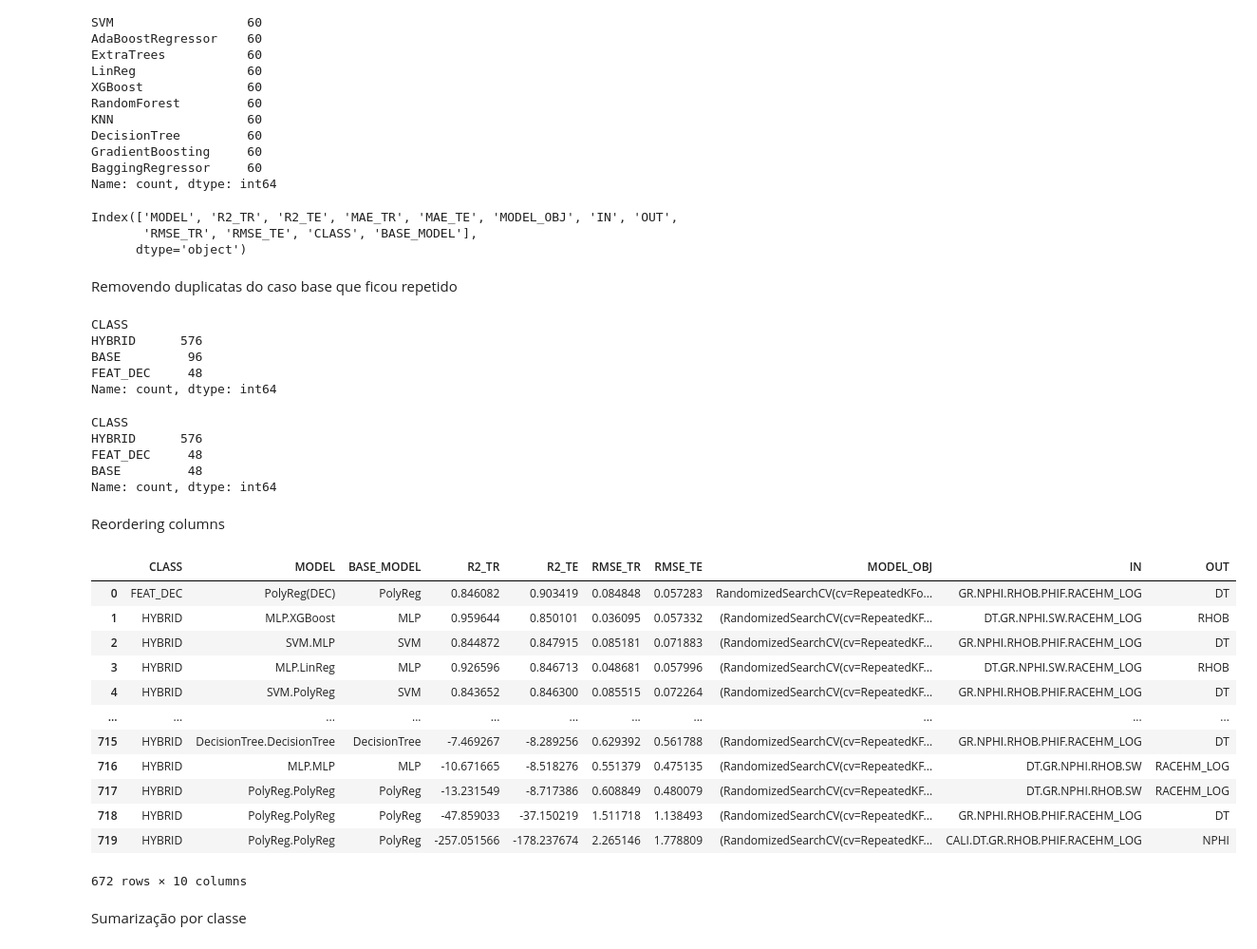
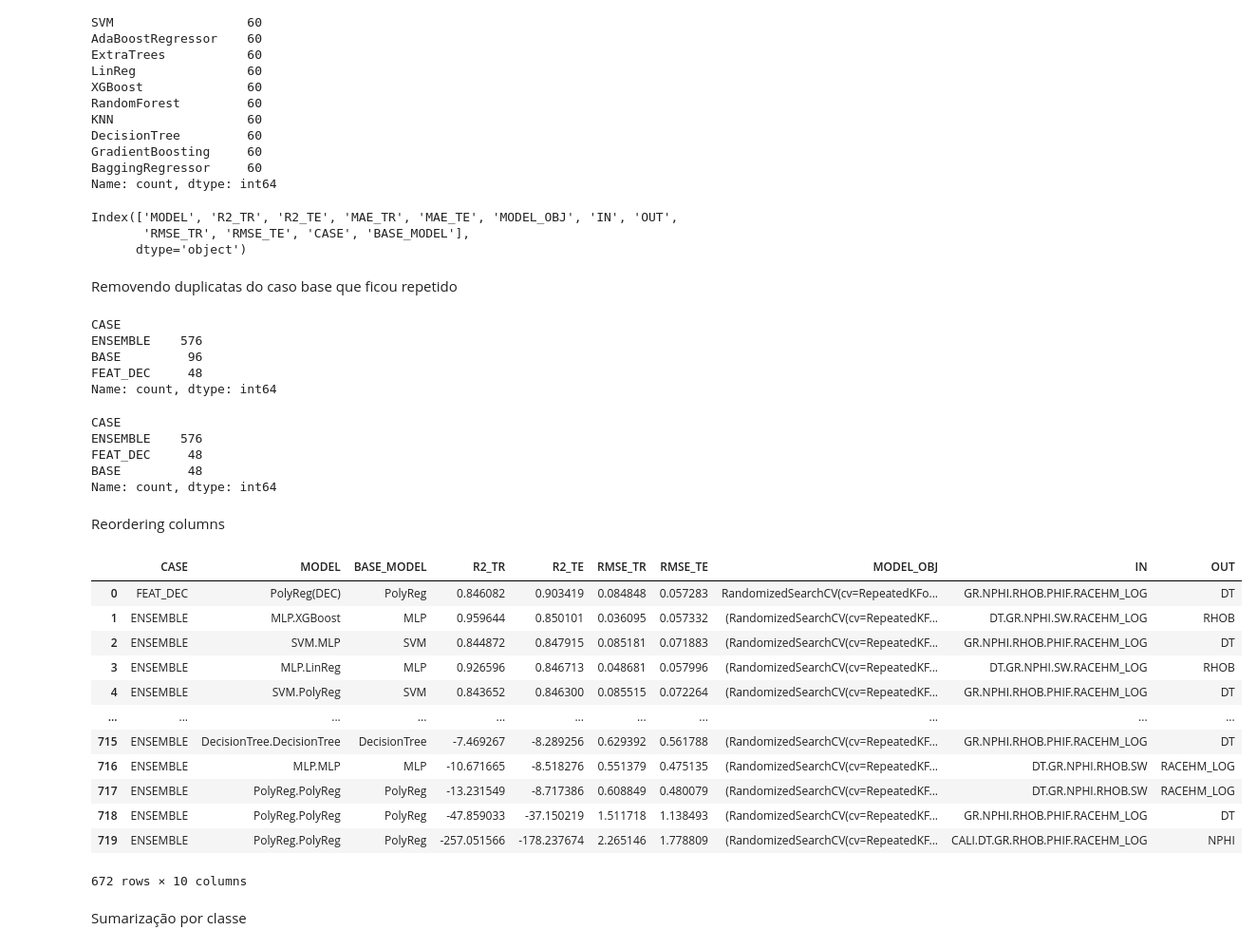
Before and after one commit to felipecostapereira/SYSID_well_logs, a Jupyter notebook: posproc_science_plots.ipynb, the cells around one changed output. Shown at 95% size. Drawn from its saved outputs; the diff is of its cells as text; code cells hidden in the pictures.

```diff
--- a/posproc_science_plots.ipynb
+++ b/posproc_science_plots.ipynb
@@ -61,7 +61,7 @@ def model_class(row):
     if 'DEC' in row['MODEL']:
         model_class = 'FEAT_DEC'
     elif '.' in row['MODEL']:
-        model_class = 'HYBRID'
+        model_class = 'ENSEMBLE'
     else:
         model_class = 'BASE'
     return model_class
@@ -74,7 +74,7 @@ def base_model(row):
         base_model = row['MODEL']
     return base_model
 # %%
-df_results['CLASS'] = df_results.apply(model_class, axis=1)
+df_results['CASE'] = df_results.apply(model_class, axis=1)
 df_results['BASE_MODEL'] = df_results.apply(base_model, axis=1)
 df_results['BASE_MODEL'].value_counts()
 # %% [output]
@@ -96,24 +96,24 @@ Name: count, dtype: int64
 df_results.columns
 # %% [output]
 Index(['MODEL', 'R2_TR', 'R2_TE', 'MAE_TR', 'MAE_TE', 'MODEL_OBJ', 'IN', 'OUT',
-       'RMSE_TR', 'RMSE_TE', 'CLASS', 'BASE_MODEL'],
+       'RMSE_TR', 'RMSE_TE', 'CASE', 'BASE_MODEL'],
       dtype='object')
 # %% [markdown]
 Removendo duplicatas do caso base que ficou repetido
 # %%
-df_results['CLASS'].value_counts()
+df_results['CASE'].value_counts()
 # %% [output]
-CLASS
-HYBRID      576
+CASE
+ENSEMBLE    576
 BASE         96
 FEAT_DEC     48
 Name: count, dtype: int64
 # %%
-df_results = df_results.drop_duplicates(subset=['MODEL','IN', 'OUT','CLASS'])
-df_results['CLASS'].value_counts()
+df_results = df_results.drop_duplicates(subset=['MODEL','IN', 'OUT','CASE'])
+df_results['CASE'].value_counts()
 # %% [output]
-CLASS
-HYBRID      576
+CASE
+ENSEMBLE    576
 FEAT_DEC     48
 BASE         48
 Name: count, dtype: int64
@@ -121,34 +121,34 @@ Name: count, dtype: int64
 Reordering columns
 # %%
 new_cols = [
-    'CLASS',
+    'CASE',
     'MODEL',
     'BASE_MODEL',
     'R2_TR',
     'R2_TE',
     'RMSE_TR',
     'RMSE_TE',
     # 'MAE_TR',
     # 'MAE_TE',
     'MODEL_OBJ',
     'IN',
     'OUT',
 ]
 df_results = df_results[new_cols]
 df_results
 # %% [output]
-|  | CLASS | MODEL | BASE_MODEL | R2_TR | R2_TE | RMSE_TR | RMSE_TE | MODEL_OBJ | IN | OUT |
+|  | CASE | MODEL | BASE_MODEL | R2_TR | R2_TE | RMSE_TR | RMSE_TE | MODEL_OBJ | IN | OUT |
 | 0 | FEAT_DEC | PolyReg(DEC) | PolyReg | 0.846082 | 0.903419 | 0.084848 | 0.057283 | RandomizedSearchCV(cv=RepeatedKFo... | GR.NPHI.RHOB.PHIF.RACEHM_LOG | DT |
-| 1 | HYBRID | MLP.XGBoost | MLP | 0.959644 | 0.850101 | 0.036095 | 0.057332 | (RandomizedSearchCV(cv=RepeatedKF... | DT.GR.NPHI.SW.RACEHM_LOG | RHOB |
-| 2 | HYBRID | SVM.MLP | SVM | 0.844872 | 0.847915 | 0.085181 | 0.071883 | (RandomizedSearchCV(cv=RepeatedKF... | GR.NPHI.RHOB.PHIF.RACEHM_LOG | DT |
-| 3 | HYBRID | MLP.LinReg | MLP | 0.926596 | 0.846713 | 0.048681 | 0.057996 | (RandomizedSearchCV(cv=RepeatedKF... | DT.GR.NPHI.SW.RACEHM_LOG | RHOB |
-| 4 | HYBRID | SVM.PolyReg | SVM | 0.843652 | 0.846300 | 0.085515 | 0.072264 | (RandomizedSearchCV(cv=RepeatedKF... | GR.NPHI.RHOB.PHIF.RACEHM_LOG | DT |
+| 1 | ENSEMBLE | MLP.XGBoost | MLP | 0.959644 | 0.850101 | 0.036095 | 0.057332 | (RandomizedSearchCV(cv=RepeatedKF... | DT.GR.NPHI.SW.RACEHM_LOG | RHOB |
+| 2 | ENSEMBLE | SVM.MLP | SVM | 0.844872 | 0.847915 | 0.085181 | 0.071883 | (RandomizedSearchCV(cv=RepeatedKF... | GR.NPHI.RHOB.PHIF.RACEHM_LOG | DT |
+| 3 | ENSEMBLE | MLP.LinReg | MLP | 0.926596 | 0.846713 | 0.048681 | 0.057996 | (RandomizedSearchCV(cv=RepeatedKF... | DT.GR.NPHI.SW.RACEHM_LOG | RHOB |
+| 4 | ENSEMBLE | SVM.PolyReg | SVM | 0.843652 | 0.846300 | 0.085515 | 0.072264 | (RandomizedSearchCV(cv=RepeatedKF... | GR.NPHI.RHOB.PHIF.RACEHM_LOG | DT |
 | ... | ... | ... | ... | ... | ... | ... | ... | ... | ... | ... |
-| 715 | HYBRID | DecisionTree.DecisionTree | DecisionTree | -7.469267 | -8.289256 | 0.629392 | 0.561788 | (RandomizedSearchCV(cv=RepeatedKF... | GR.NPHI.RHOB.PHIF.RACEHM_LOG | DT |
-| 716 | HYBRID | MLP.MLP | MLP | -10.671665 | -8.518276 | 0.551379 | 0.475135 | (RandomizedSearchCV(cv=RepeatedKF... | DT.GR.NPHI.RHOB.SW | RACEHM_LOG |
-| 717 | HYBRID | PolyReg.PolyReg | PolyReg | -13.231549 | -8.717386 | 0.608849 | 0.480079 | (RandomizedSearchCV(cv=RepeatedKF... | DT.GR.NPHI.RHOB.SW | RACEHM_LOG |
-| 718 | HYBRID | PolyReg.PolyReg | PolyReg | -47.859033 | -37.150219 | 1.511718 | 1.138493 | (RandomizedSearchCV(cv=RepeatedKF... | GR.NPHI.RHOB.PHIF.RACEHM_LOG | DT |
-| 719 | HYBRID | PolyReg.PolyReg | PolyReg | -257.051566 | -178.237674 | 2.265146 | 1.778809 | (RandomizedSearchCV(cv=RepeatedKF... | CALI.DT.GR.RHOB.PHIF.RACEHM_LOG | NPHI |
+| 715 | ENSEMBLE | DecisionTree.DecisionTree | DecisionTree | -7.469267 | -8.289256 | 0.629392 | 0.561788 | (RandomizedSearchCV(cv=RepeatedKF... | GR.NPHI.RHOB.PHIF.RACEHM_LOG | DT |
+| 716 | ENSEMBLE | MLP.MLP | MLP | -10.671665 | -8.518276 | 0.551379 | 0.475135 | (RandomizedSearchCV(cv=RepeatedKF... | DT.GR.NPHI.RHOB.SW | RACEHM_LOG |
+| 717 | ENSEMBLE | PolyReg.PolyReg | PolyReg | -13.231549 | -8.717386 | 0.608849 | 0.480079 | (RandomizedSearchCV(cv=RepeatedKF... | DT.GR.NPHI.RHOB.SW | RACEHM_LOG |
+| 718 | ENSEMBLE | PolyReg.PolyReg | PolyReg | -47.859033 | -37.150219 | 1.511718 | 1.138493 | (RandomizedSearchCV(cv=RepeatedKF... | GR.NPHI.RHOB.PHIF.RACEHM_LOG | DT |
+| 719 | ENSEMBLE | PolyReg.PolyReg | PolyReg | -257.051566 | -178.237674 | 2.265146 | 1.778809 | (RandomizedSearchCV(cv=RepeatedKF... | CALI.DT.GR.RHOB.PHIF.RACEHM_LOG | NPHI |
 672 rows × 10 columns
 # %% [markdown]
 Sumarização por classe
```
Also changed, not shown: parts of 11 cells of this notebook, 8 other files.
